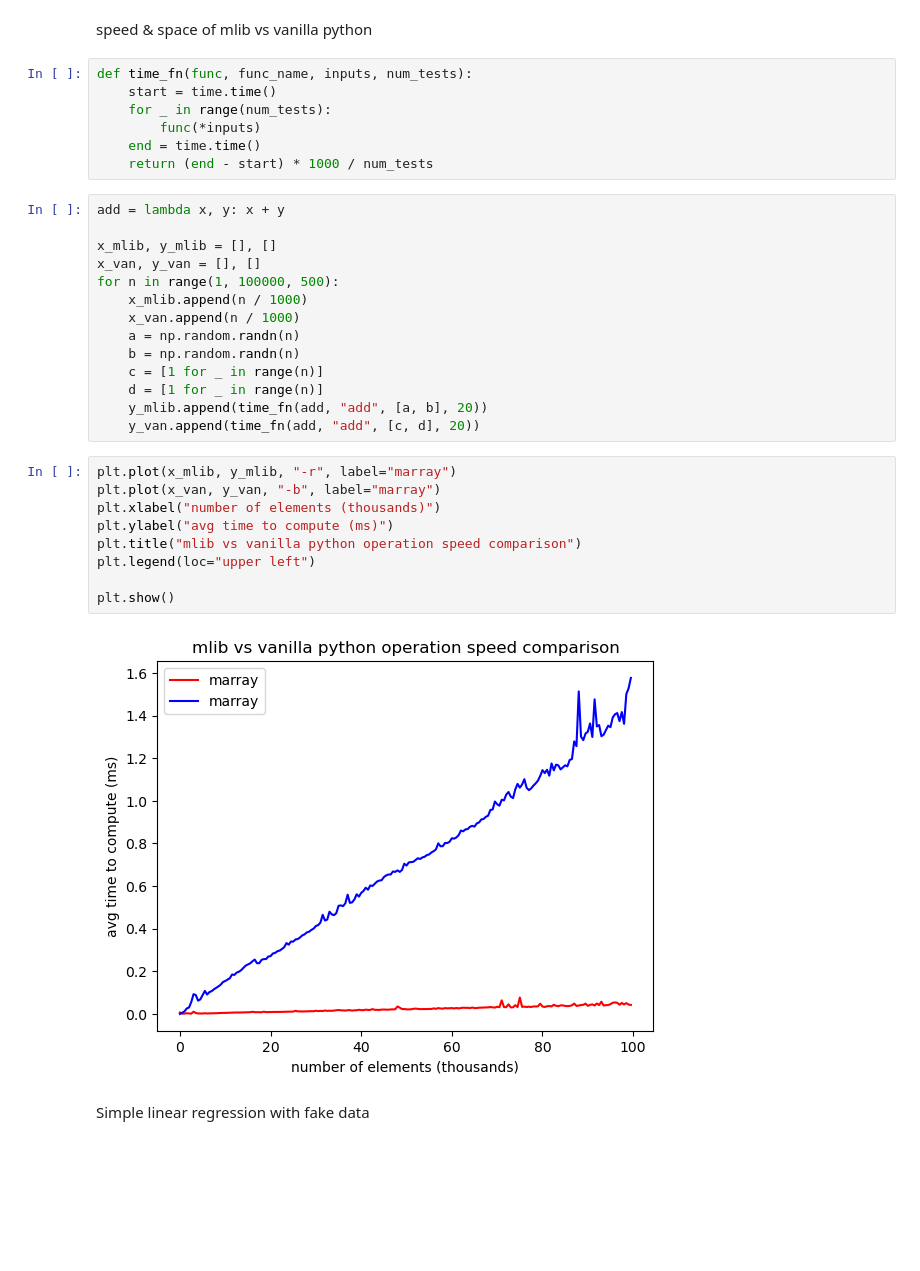
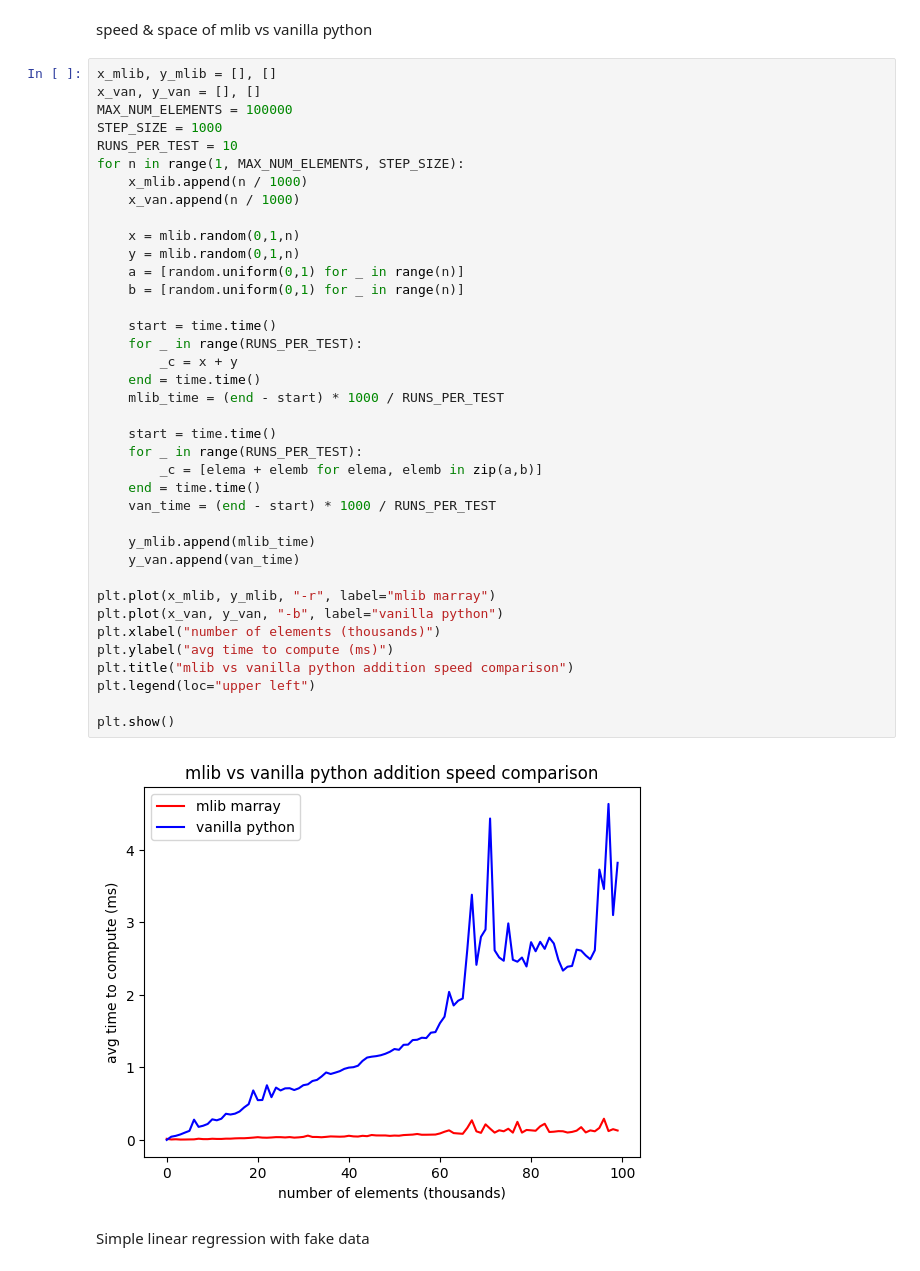
Before and after one commit to GuyWhoCodesThings/MLib, a Jupyter notebook: tutorial.ipynb, the cells around one changed output. Cells and saved outputs as stored; diff of their text form; blank space fills up the shorter version.

```diff
--- a/tutorial.ipynb
+++ b/tutorial.ipynb
@@ -58,37 +57,45 @@ marray: [0.7615142621852058, 0.7702045467543437, 0.8278173002543939, 0.125365375
 # %% [markdown]
 speed & space of mlib vs vanilla python
-# %%
-def time_fn(func, func_name, inputs, num_tests):
-    start = time.time()
-    for _ in range(num_tests):
-        func(*inputs)
-    end = time.time()
-    return (end - start) * 1000 / num_tests
-# %%
-add = lambda x, y: x + y
-
-x_mlib, y_mlib = [], []
-x_van, y_van = [], []
-for n in range(1, 100000, 500):
-    x_mlib.append(n / 1000)
-    x_van.append(n / 1000)
-    a = np.random.randn(n)
-    b = np.random.randn(n)
-    c = [1 for _ in range(n)]
-    d = [1 for _ in range(n)]
-    y_mlib.append(time_fn(add, "add", [a, b], 20))
-    y_van.append(time_fn(add, "add", [c, d], 20))
-# %%
-plt.plot(x_mlib, y_mlib, "-r", label="marray")
-plt.plot(x_van, y_van, "-b", label="marray")
-plt.xlabel("number of elements (thousands)")
-plt.ylabel("avg time to compute (ms)")
-plt.title("mlib vs vanilla python operation speed comparison")
-plt.legend(loc="upper left")
-
-plt.show()
-# %% [output]
-[figure, removed]
+# %%
+x_mlib, y_mlib = [], []
+x_van, y_van = [], []
+MAX_NUM_ELEMENTS = 100000
+STEP_SIZE = 1000
+RUNS_PER_TEST = 10
+for n in range(1, MAX_NUM_ELEMENTS, STEP_SIZE):
+    x_mlib.append(n / 1000)
+    x_van.append(n / 1000)
+
+    x = mlib.random(0,1,n)
+    y = mlib.random(0,1,n)
+    a = [random.uniform(0,1) for _ in range(n)]
+    b = [random.uniform(0,1) for _ in range(n)]
+
+    start = time.time()
+    for _ in range(RUNS_PER_TEST):
+        _c = x + y
+    end = time.time()
+    mlib_time = (end - start) * 1000 / RUNS_PER_TEST
+
+    start = time.time()
+    for _ in range(RUNS_PER_TEST):
+        _c = [elema + elemb for elema, elemb in zip(a,b)]
+    end = time.time()
+    van_time = (end - start) * 1000 / RUNS_PER_TEST
+
+    y_mlib.append(mlib_time)
+    y_van.append(van_time)
+
+plt.plot(x_mlib, y_mlib, "-r", label="mlib marray")
+plt.plot(x_van, y_van, "-b", label="vanilla python")
+plt.xlabel("number of elements (thousands)")
+plt.ylabel("avg time to compute (ms)")
+plt.title("mlib vs vanilla python addition speed comparison")
+plt.legend(loc="upper left")
+
+plt.show()
+# %% [output]
+[figure, added]
 # %% [markdown]
 
 Simple linear regression with fake data
```
Also changed, not shown: parts of 14 cells of this notebook, 8 other files.
